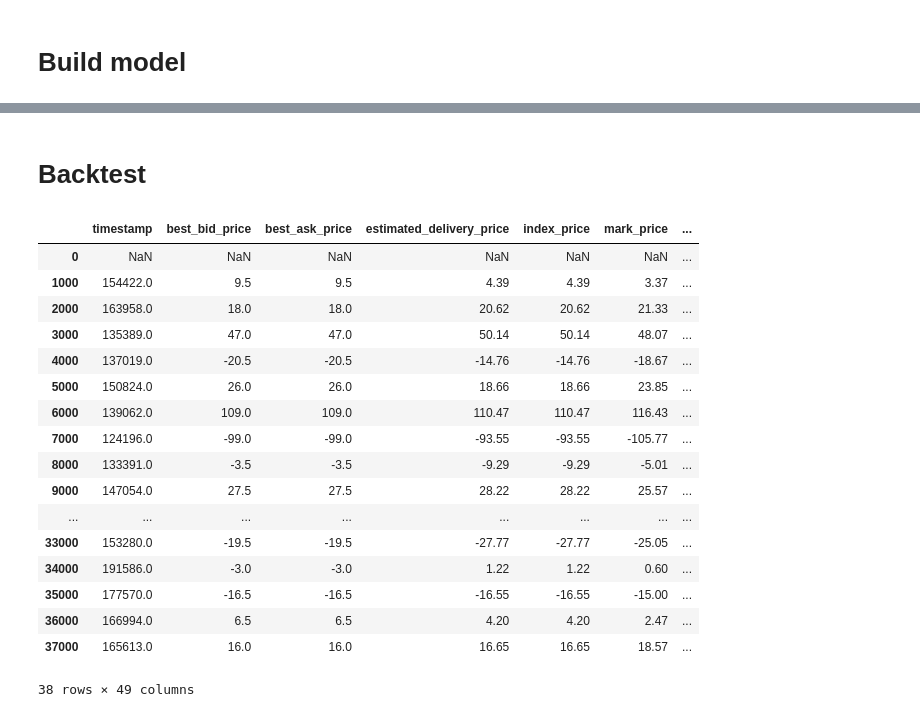
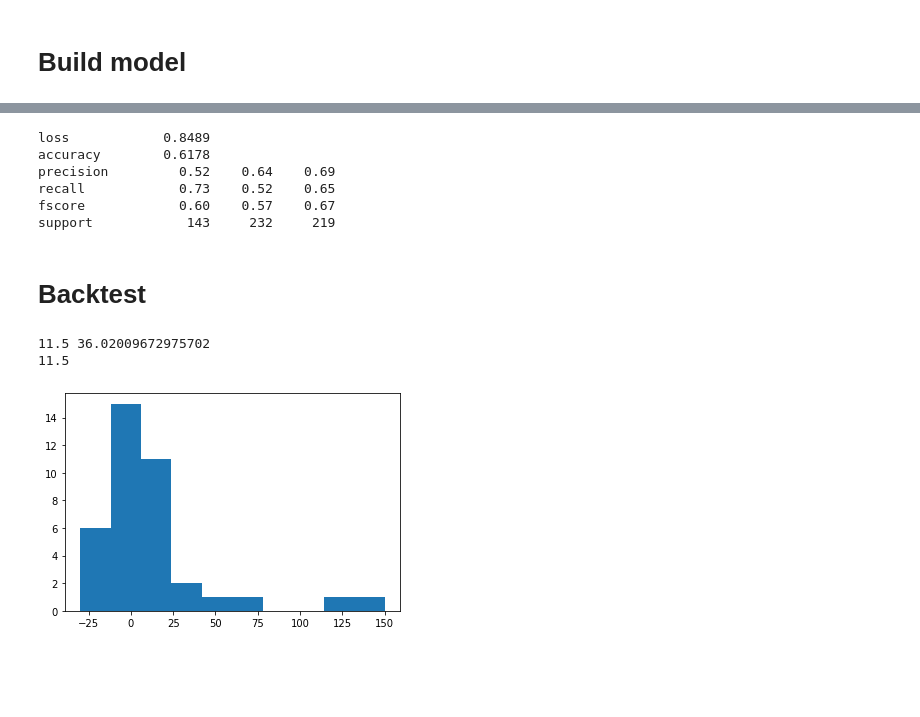
Before and after one commit to starovoitovs/deribot, a Jupyter notebook: train_inception.ipynb, the cells around one changed output, grey strips where cells are left out. Drawn from its saved outputs; the diff is of its cells as text; code cells hidden in the pictures; blank space fills up the shorter version.

```diff
--- a/train_inception.ipynb
+++ b/train_inception.ipynb
@@ -281,3 +272,29 @@ model.evaluate([X1_test, X2_test], y_test)
+# %%
+# load and evaluate best model
+
+model.load_weights('_output/model.h5')
+
+loss, accuracy = model.evaluate([X1_test, X2_test], y_test, verbose=0)
+
+print(f"{'loss':15}{loss:7.4f}")
+print(f"{'accuracy':15}{accuracy:7.4f}")
+
+y_pred_num = np.argmax(model.predict([X1_test, X2_test]), axis=1)
+y_test_num = np.argmax(y_test, axis=1)
+
+precision, recall, fscore, support = precision_recall_fscore_support(y_pred_num, y_test_num)
+
+print(f"{'precision':15}{' '.join(['{:7.2f}'.format(x) for x in precision])}")
+print(f"{'recall':15}{' '.join(['{:7.2f}'.format(x) for x in recall])}")
+print(f"{'fscore':15}{' '.join(['{:7.2f}'.format(x) for x in fscore])}")
+print(f"{'support':15}{' '.join(['{:7}'.format(x) for x in support])}")
+# %% [output]
+loss            0.8489
+accuracy        0.6178
+precision         0.52    0.64    0.69
+recall            0.73    0.52    0.65
+fscore            0.60    0.57    0.67
+support            143     232     219
 # %% [markdown]
 # Backtest
 # %%
@@ -298,26 +315,8 @@ def create_strategy(df):
 
     return retval_df
 # %%
-dff = create_strategy(pd.read_csv('_input/data.csv')[30000:35000])
+df = pd.read_csv('_input/data/20210714_182011.csv')[30000:35000]
+df.index = pd.to_datetime(df['timestamp']*1000*1000)
+
+dff = create_strategy(df)
 #dff.style.background_gradient(cmap='coolwarm', subset=(dff.index, ['y2', 'strategy', 'ewm_strategy_10']))
-# %%
-df[::1000].diff()
-# %% [output]
-|  | timestamp | best_bid_price | best_ask_price | estimated_delivery_price | index_price | mark_price | ... |
-| 0 | NaN | NaN | NaN | NaN | NaN | NaN | ... |
-| 1000 | 154422.0 | 9.5 | 9.5 | 4.39 | 4.39 | 3.37 | ... |
-| 2000 | 163958.0 | 18.0 | 18.0 | 20.62 | 20.62 | 21.33 | ... |
-| 3000 | 135389.0 | 47.0 | 47.0 | 50.14 | 50.14 | 48.07 | ... |
-| 4000 | 137019.0 | -20.5 | -20.5 | -14.76 | -14.76 | -18.67 | ... |
-| 5000 | 150824.0 | 26.0 | 26.0 | 18.66 | 18.66 | 23.85 | ... |
-| 6000 | 139062.0 | 109.0 | 109.0 | 110.47 | 110.47 | 116.43 | ... |
-| 7000 | 124196.0 | -99.0 | -99.0 | -93.55 | -93.55 | -105.77 | ... |
-| 8000 | 133391.0 | -3.5 | -3.5 | -9.29 | -9.29 | -5.01 | ... |
-| 9000 | 147054.0 | 27.5 | 27.5 | 28.22 | 28.22 | 25.57 | ... |
-| ... | ... | ... | ... | ... | ... | ... | ... |
-| 33000 | 153280.0 | -19.5 | -19.5 | -27.77 | -27.77 | -25.05 | ... |
-| 34000 | 191586.0 | -3.0 | -3.0 | 1.22 | 1.22 | 0.60 | ... |
-| 35000 | 177570.0 | -16.5 | -16.5 | -16.55 | -16.55 | -15.00 | ... |
-| 36000 | 166994.0 | 6.5 | 6.5 | 4.20 | 4.20 | 2.47 | ... |
-| 37000 | 165613.0 | 16.0 | 16.0 | 16.65 | 16.65 | 18.57 | ... |
-38 rows × 49 columns
@@ -324,15 +335,23 @@ df[::1000].diff()
 # %%
-df = pd.read_csv('_input/data.csv')
+df = pd.read_csv('_input/data/20210714_182011.csv')
+df.index = pd.to_datetime(df['timestamp']*1000*1000)
+
 pnls = []
 
-for i in tqdm(range(17)):
-    dff = create_strategy(df[20000+i*1000:20000+(i+1)*1000])
+STEP = 1000
+
+for i in tqdm(np.arange(0, 38000, STEP)):
+    dff = create_strategy(df[i:i+STEP])
     int_df = integrate(dff, 'ewm_strategy_10')
     pnls += [int_df.iloc[-1]['pnl']]
 
 plt.hist(pnls)
 print(np.mean(pnls), np.std(pnls))
 
 # edge
 p = np.mean(pnls)
 print(p)
+# %% [output]
+11.5 36.02009672975702
+11.5
+[figure, added]
```
Also changed, not shown: parts of 19 cells of this notebook, 1 other file.
